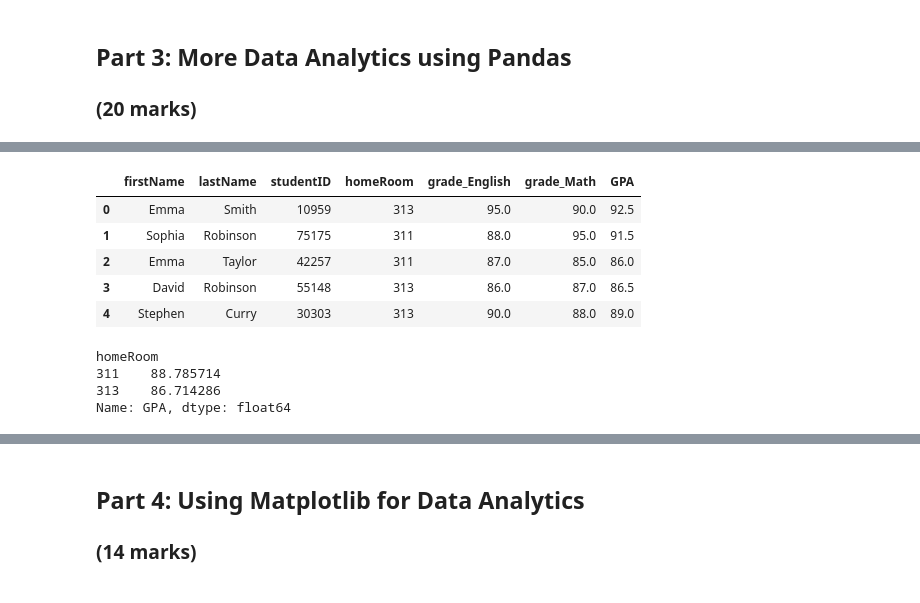
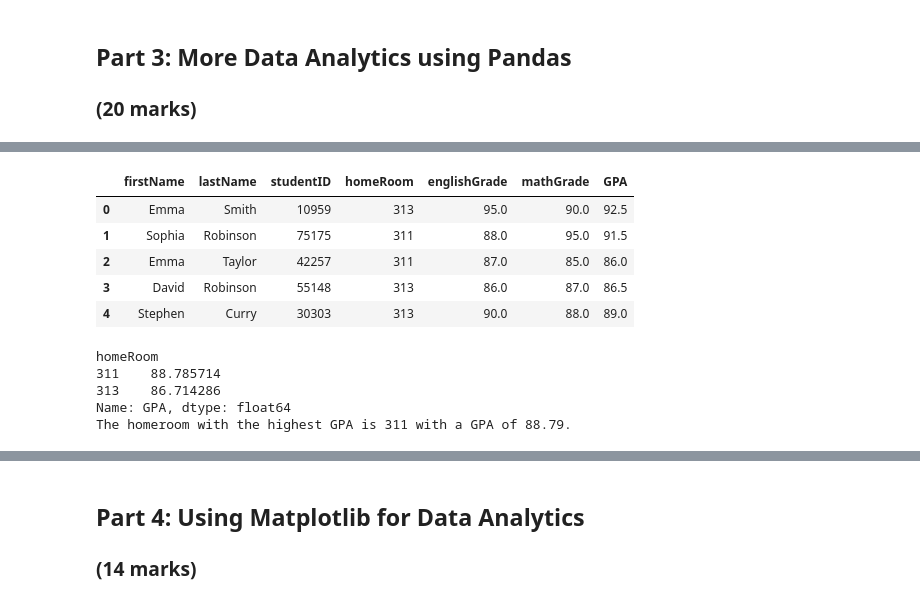
Before and after one commit to Prinid/engg680_2024_fall, a Jupyter notebook: LabAssignment1/StudentGradeManagementSystem.ipynb, the cells around one changed output, grey strips where cells are left out. Drawn from its saved outputs; the diff is of its cells as text; code cells hidden in the pictures.

```diff
--- a/LabAssignment1/StudentGradeManagementSystem.ipynb
+++ b/LabAssignment1/StudentGradeManagementSystem.ipynb
@@ -126,9 +127,9 @@ df_studentGrades.head()
 
 df_studentGrades = df_studentGrades.rename(columns={
     'firstName_English': 'firstName',
-    '<lastName_English>': 'lastName',
-    '<grade_English>': 'englishGrade',
-    '<grade_Math>': 'mathGrade'
+    'lastName_English': 'lastName',
+    'grade_English': 'englishGrade',
+    'grade_Math': 'mathGrade'
     })
 # %%
 # Now let's find out some statistics about our student grades!
@@ -155,9 +156,9 @@ df_studentGrades = df_studentGrades.rename(columns={
 # (3 marks)
 df_studentGrades['studentID'] = df_studentGrades['studentID'].astype('str')
 df_studentGrades['firstName'] = df_studentGrades['firstName'].astype('str')
-df_studentGrades['lastName_English'] = df_studentGrades['lastName_English'].astype('str')
-df_studentGrades['grade_English'] = df_studentGrades['grade_English'].astype('float')
-df_studentGrades['grade_Math'] = df_studentGrades['grade_Math'].astype('float')
+df_studentGrades['lastName'] = df_studentGrades['lastName'].astype('str')
+df_studentGrades['englishGrade'] = df_studentGrades['englishGrade'].astype('float')
+df_studentGrades['mathGrade'] = df_studentGrades['mathGrade'].astype('float')
 df_studentGrades['GPA'] = df_studentGrades['GPA'].astype('float')
 # %%
 # Now let's see our statistics!
@@ -303,17 +304,14 @@ df_homeroom = pd.read_csv('/content/drive/MyDrive/engg680_2024_fall/LabAssignmen
 # %%
 # Merge the studentHomerooms with the merged dataset. Make sure that the key you are joining on are the same typecast for both datasets.
 # Also ensure that there are no redundant columns, and finally display the first few rows.
 # Hint: try joining on more than one column to avoid having to drop redundant columns, ie. on=['studentID', '<ColumnA>', '<ColumnB>'] ...
 # (5 marks)
 df_studentGrades['studentID'] = df_studentGrades['studentID'].astype('str') # making both datatypes of student grades and homeroom the same=string
 df_homeroom['studentID'] = df_homeroom['studentID'].astype('str')
-df_homeroom.rename(columns={'firstName_English': 'firstName'}, inplace=True)
-df_studentGrades.rename(columns={'lastName_English': 'lastName'}, inplace=True)
-
 df_studentInfo = pd.merge(df_homeroom, df_studentGrades, on=['studentID', 'firstName', 'lastName']) # Changed 'lastName_Eng' to 'lastName' to match column name in df_homeroom
 df_studentInfo.head()
 # %% [output]
-|  | firstName | lastName | studentID | homeRoom | grade_English | grade_Math | GPA |
+|  | firstName | lastName | studentID | homeRoom | englishGrade | mathGrade | GPA |
 | 0 | Emma | Smith | 10959 | 313 | 95.0 | 90.0 | 92.5 |
 | 1 | Sophia | Robinson | 75175 | 311 | 88.0 | 95.0 | 91.5 |
 | 2 | Emma | Taylor | 42257 | 311 | 87.0 | 85.0 | 86.0 |
@@ -323,15 +321,20 @@ df_studentInfo.head()
 # The code below calculates the mean of each homeroom class.
 df_grouped = df_studentInfo.groupby('homeRoom')['GPA'].mean() # Changed df_studentGrades to df_studentInfo which has the homeroom column
 
+print(df_grouped)
+
 # Which homeroom has a higher GPA?
+highest_gpa_homeroom = df_grouped.idxmax()
+highest_gpa_value = df_grouped.max()
+
+print(f"The homeroom with the highest GPA is {highest_gpa_homeroom} with a GPA of {highest_gpa_value:.2f}.")
 # (1 mark)
-
-print(df_grouped)
 # %% [output]
 homeRoom
 311    88.785714
 313    86.714286
 Name: GPA, dtype: float64
+The homeroom with the highest GPA is 311 with a GPA of 88.79.
 # %%
 # Now let's work with multiple sorts. The .sort_values() method can sort by multiple columns, meaning you can specify a primary column and a secondary column for sorting.
 # For example, by=['ColumnA', 'ColumnB'] will first sort by ColumnA and then by ColumnB.
```
Also changed, not shown: parts of 15 cells of this notebook.
